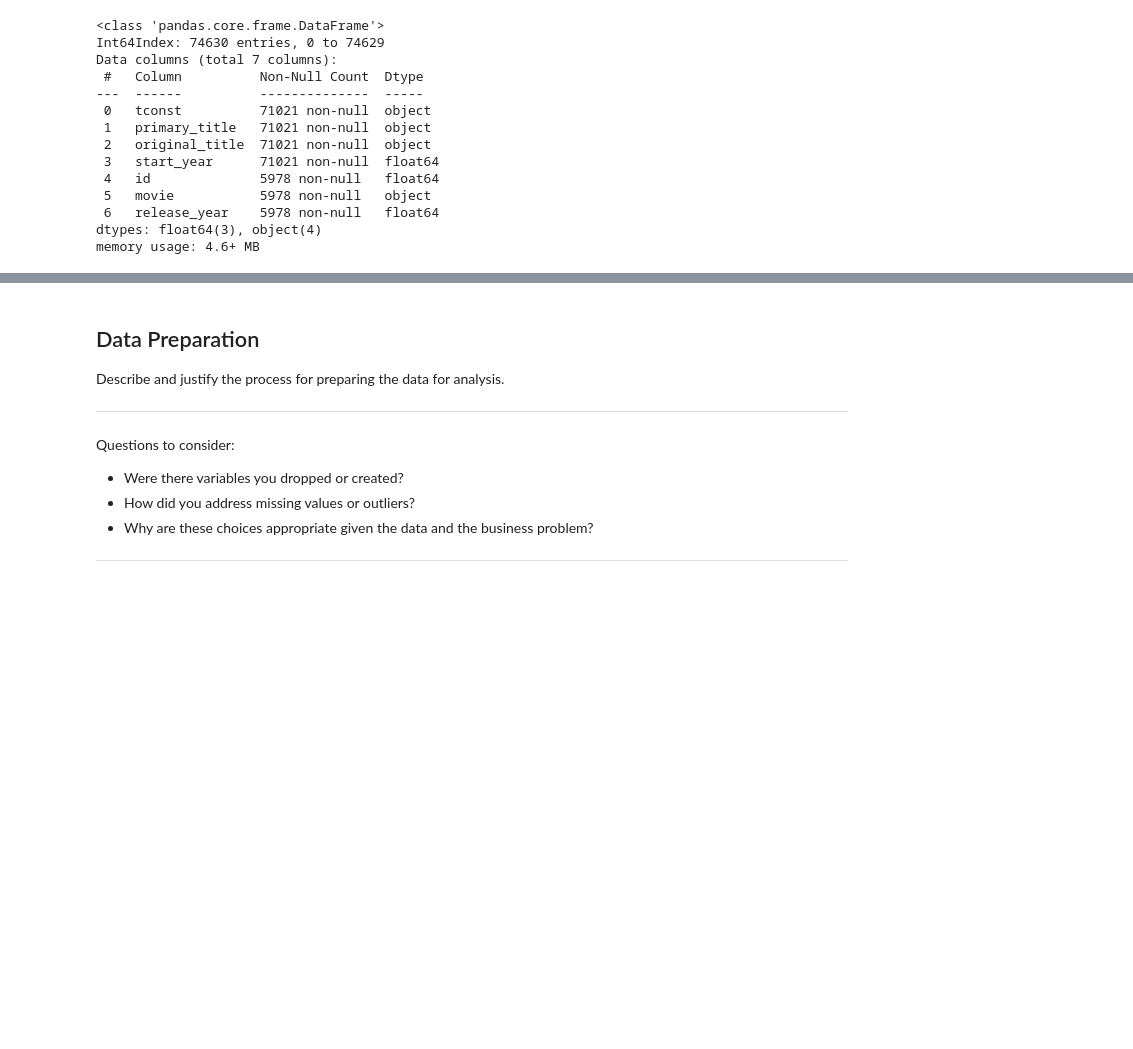
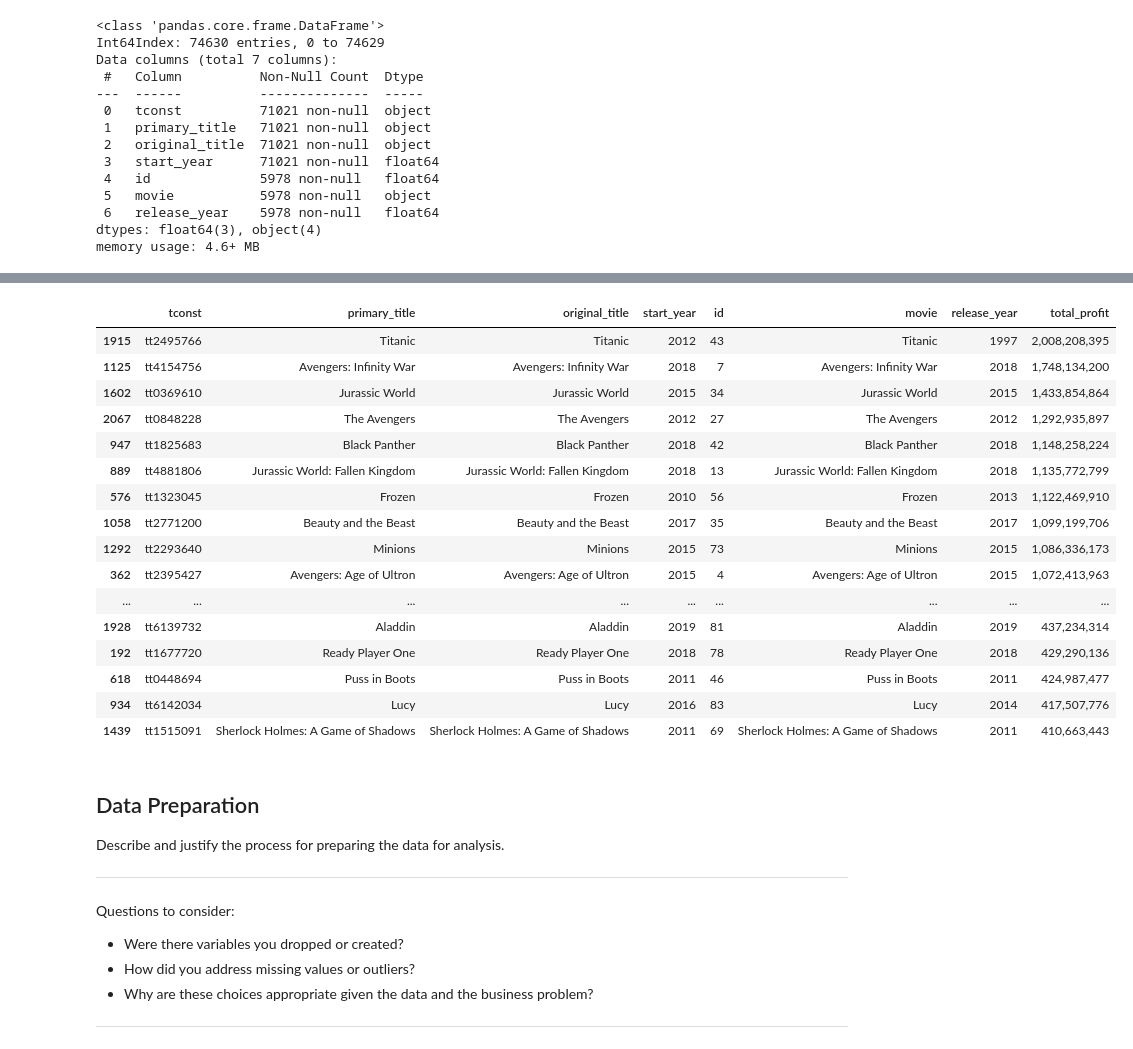
Before and after one commit to jxn628/dsc-phase-1-project, a Jupyter notebook: student.ipynb, the cells around one changed output, grey strips where cells are left out. Cells and saved outputs as stored; diff of their text form; code cells hidden in the pictures; blank space fills up the shorter version.

```diff
--- a/student.ipynb
+++ b/student.ipynb
@@ -1071,3 +1129,8 @@ Data columns (total 7 columns):
  6   release_year    5978 non-null   float64
 dtypes: float64(3), object(4)
 memory usage: 4.6+ MB
+# %%
+#what if I joined on original title rather than primary title?
+
+merged_df_3 = pd.merge(movie_title_df, table9_titles, left_on= 'original_title', right_on= 'movie', how='inner')
+merged_df_3
@@ -1074,3 +1151,23 @@ memory usage: 4.6+ MB
+# %%
+merged_df_3.sort_values('total_profit', ascending=False).head(100)
+# %% [output]
+|  | tconst | primary_title | original_title | start_year | id | movie | release_year | total_profit |
+| 1915 | tt2495766 | Titanic | Titanic | 2012 | 43 | Titanic | 1997 | 2,008,208,395 |
+| 1125 | tt4154756 | Avengers: Infinity War | Avengers: Infinity War | 2018 | 7 | Avengers: Infinity War | 2018 | 1,748,134,200 |
+| 1602 | tt0369610 | Jurassic World | Jurassic World | 2015 | 34 | Jurassic World | 2015 | 1,433,854,864 |
+| 2067 | tt0848228 | The Avengers | The Avengers | 2012 | 27 | The Avengers | 2012 | 1,292,935,897 |
+| 947 | tt1825683 | Black Panther | Black Panther | 2018 | 42 | Black Panther | 2018 | 1,148,258,224 |
+| 889 | tt4881806 | Jurassic World: Fallen Kingdom | Jurassic World: Fallen Kingdom | 2018 | 13 | Jurassic World: Fallen Kingdom | 2018 | 1,135,772,799 |
+| 576 | tt1323045 | Frozen | Frozen | 2010 | 56 | Frozen | 2013 | 1,122,469,910 |
+| 1058 | tt2771200 | Beauty and the Beast | Beauty and the Beast | 2017 | 35 | Beauty and the Beast | 2017 | 1,099,199,706 |
+| 1292 | tt2293640 | Minions | Minions | 2015 | 73 | Minions | 2015 | 1,086,336,173 |
+| 362 | tt2395427 | Avengers: Age of Ultron | Avengers: Age of Ultron | 2015 | 4 | Avengers: Age of Ultron | 2015 | 1,072,413,963 |
+| ... | ... | ... | ... | ... | ... | ... | ... | ... |
+| 1928 | tt6139732 | Aladdin | Aladdin | 2019 | 81 | Aladdin | 2019 | 437,234,314 |
+| 192 | tt1677720 | Ready Player One | Ready Player One | 2018 | 78 | Ready Player One | 2018 | 429,290,136 |
+| 618 | tt0448694 | Puss in Boots | Puss in Boots | 2011 | 46 | Puss in Boots | 2011 | 424,987,477 |
+| 934 | tt6142034 | Lucy | Lucy | 2016 | 83 | Lucy | 2014 | 417,507,776 |
+| 1439 | tt1515091 | Sherlock Holmes: A Game of Shadows | Sherlock Holmes: A Game of Shadows | 2011 | 69 | Sherlock Holmes: A Game of Shadows | 2011 | 410,663,443 |
 # %%
 #Exploring some more datasets to see which ones I want to use.
 table8 = tables['rt_movie_info_tsv_gz']
```
Also changed, not shown: parts of 8 cells of this notebook.
